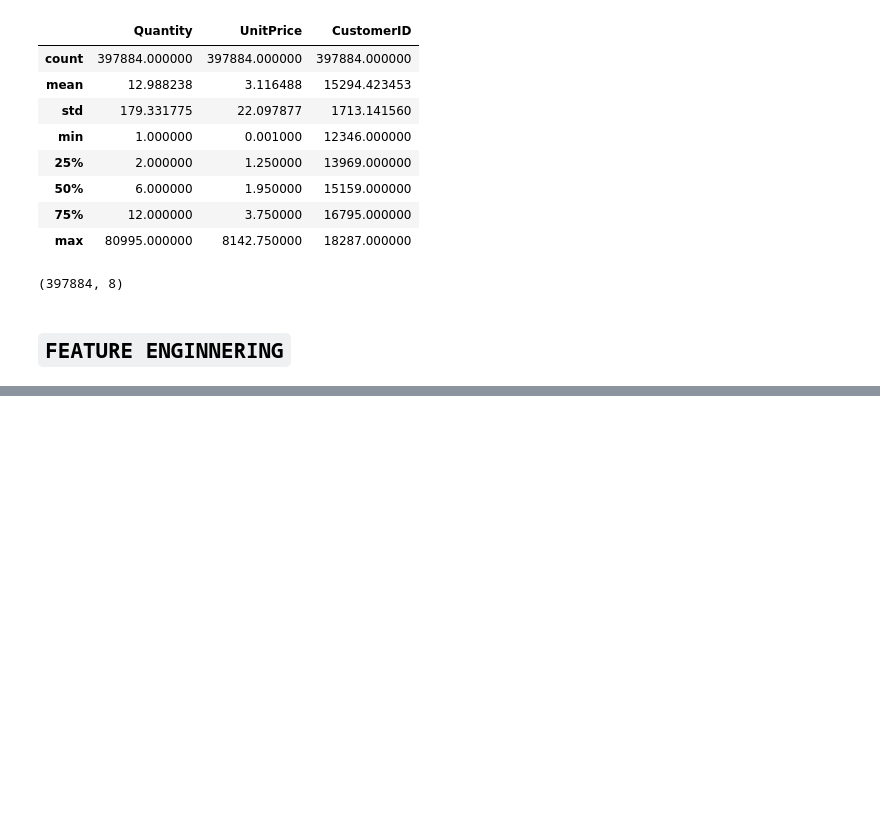
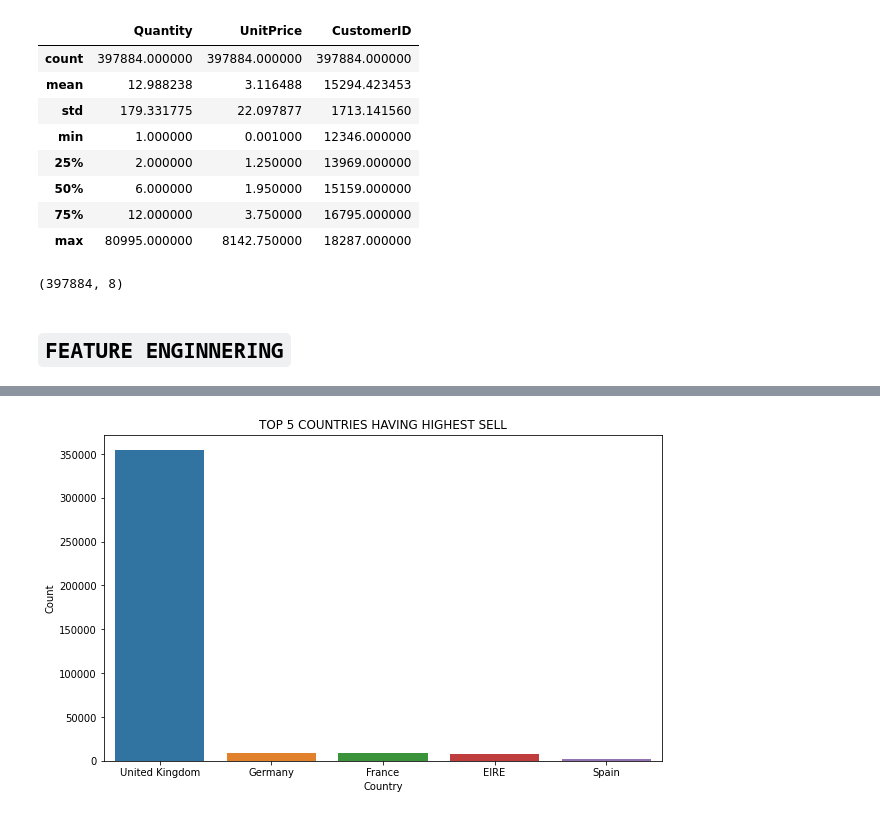
Before and after one commit to itsmimahi/Online-Reatail-Store-Customer-Segmentation, a Jupyter notebook: Online_retail_customer_segmentation.ipynb, the cells around one changed output, grey strips where cells are left out. Saved outputs shown, nothing was run; the diff lists cells and outputs as text; code cells hidden in the pictures; blank space fills up the shorter version.

```diff
--- a/Online_retail_customer_segmentation.ipynb
+++ b/Online_retail_customer_segmentation.ipynb
@@ -227,0 +353,3 @@ df.shape
+# %%
+Top5_countries = df['Country'].value_counts().reset_index().rename(columns={'index':'Country','Country':'Count'})
+Top5_countries
@@ -227,0 +374,8 @@ df.shape
+# %%
+# Visualizing the Top 5 Countries wich has highest sell.
+plt.figure(figsize=(10,6))
+sns.barplot(x=Top5_countries['Country'].head(5),y=Top5_countries['Count'].head(5))
+plt.title('TOP 5 COUNTRIES HAVING HIGHEST SELL')
+plt.show()
+# %% [output]
+[figure, added]
```
Also changed, not shown: parts of 67 cells of this notebook.
